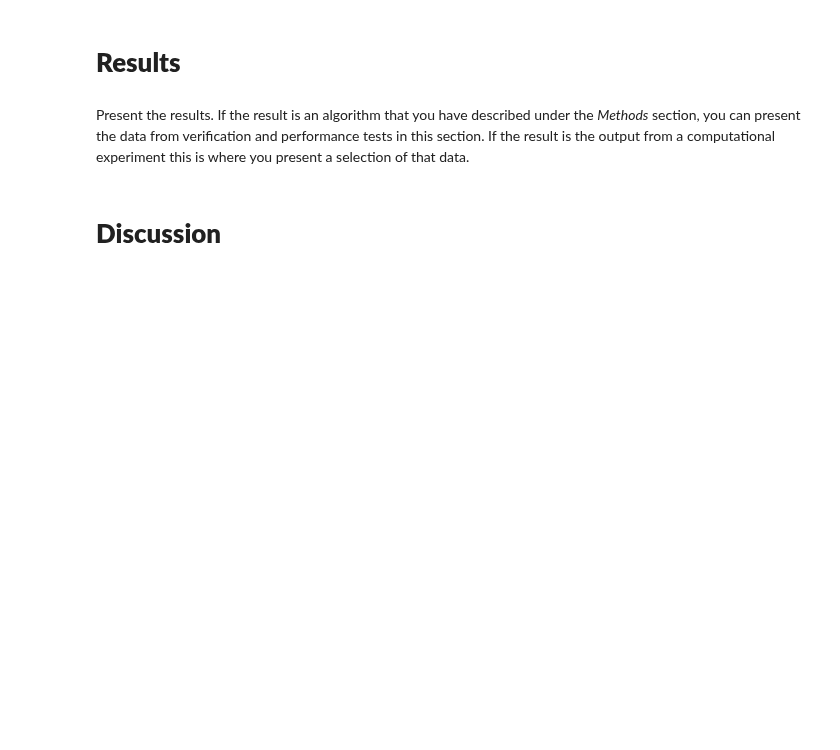
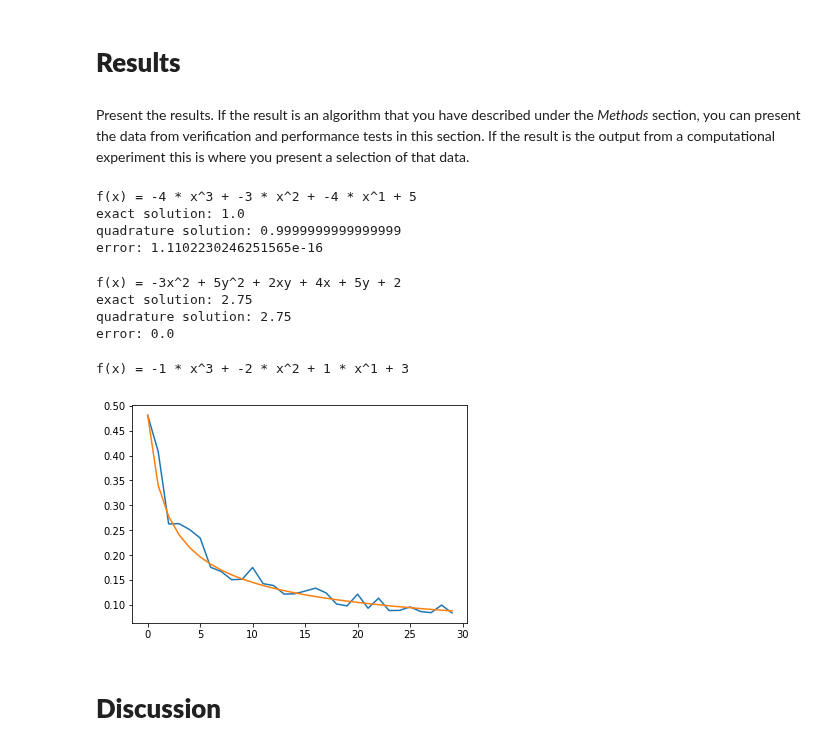
Before and after one commit to johanhoffman/DD2363-VT20, a Jupyter notebook: Lab-5/linde-report-lab-5.ipynb, the cells around one changed output. Drawn from its saved outputs; the diff is of its cells as text; code cells hidden in the pictures; blank space fills up the shorter version.

```diff
--- a/Lab-5/linde-report-lab-5.ipynb
+++ b/Lab-5/linde-report-lab-5.ipynb
@@ -203,6 +210,45 @@ f(x) = -2 * x^3 + 0 * x^2 + 1 * x^1 + -4
 # **Results**
 # %% [markdown]
 Present the results. If the result is an algorithm that you have described under the *Methods* section, you can present the data from verification and performance tests in this section. If the result is the output from a computational experiment this is where you present a selection of that data.
+# %%
+fun = RandomPoly(3)
+print("exact solution:", fun.integral(0,1))
+print("quadrature solution:", gauss_quad(fun.function))
+print("error:", abs(fun.integral(0,1)-gauss_quad(fun.function)))
+# %% [output]
+f(x) = -4 * x^3 + -3 * x^2 + -4 * x^1 + 5
+exact solution: 1.0
+quadrature solution: 0.9999999999999999
+error: 1.1102230246251565e-16
+# %%
+fun = Random2dimPoly()
+print("exact solution:", fun.integral())
+print("quadrature solution:", edge_midpoint_quadrature(fun.function))
+print("error:", abs(fun.integral()-edge_midpoint_quadrature(fun.function)))
+# %% [output]
+f(x) = -3x^2 + 5y^2 + 2xy + 4x + 5y + 2
+exact solution: 2.75
+quadrature solution: 2.75
+error: 0.0
+# %%
+fun = RandomPoly(3)
+integral = fun.integral(0,1)
+errors = []
+target = []
+for i in range(1,31):
+  av_error = 0
+  for j in range(100):
+    av_error += abs(integral - mc_quadrature(fun.function, i))
+  errors.append(av_error/100)
+  target.append(1*errors[0]/pow(i,0.5))
+fig = plt.figure()
+sub = fig.add_subplot(111)
+sub.plot(np.array(range(30)), errors)
+sub.plot(np.array(range(30)), target)
+print()
+# %% [output]
+f(x) = -1 * x^3 + -2 * x^2 + 1 * x^1 + 3
+[figure, added]
 # %% [markdown]
 # **Discussion**
 # %% [markdown]
```
Also changed, not shown: parts of 11 cells of this notebook.
